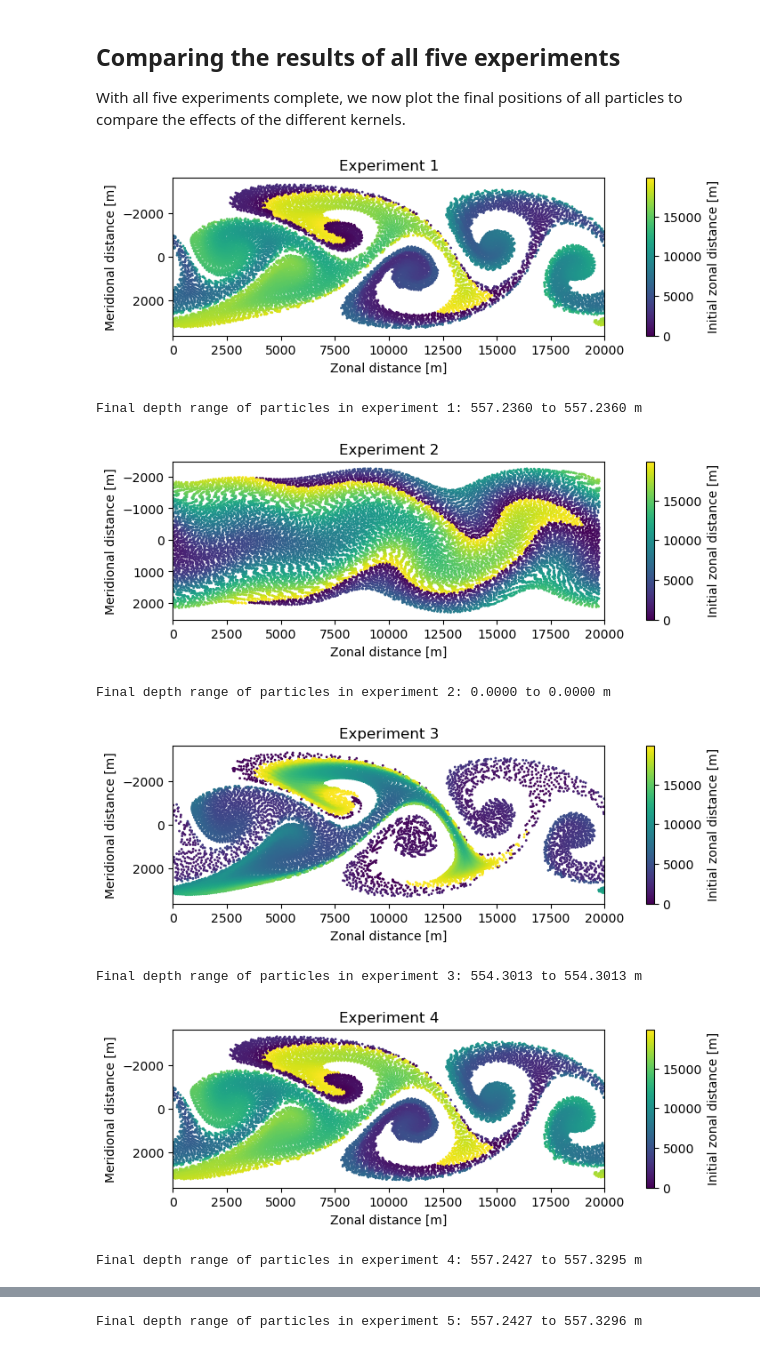
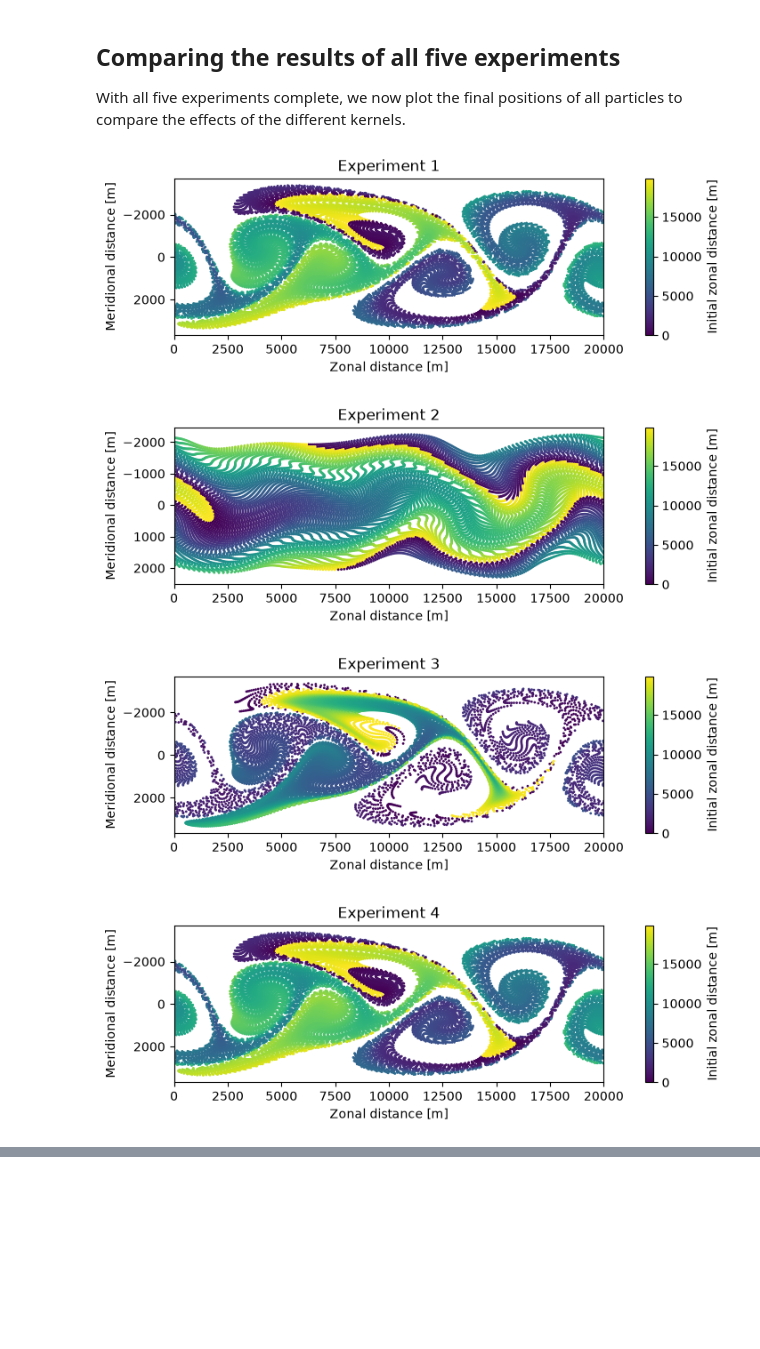
Before and after one commit to Parcels-code/plasticparcels, a Jupyter notebook: docs/examples/example_idealised_flow.ipynb, the cells around one changed output, grey strips where cells are left out. Cells and saved outputs as stored; diff of their text form; code cells hidden in the pictures; blank space fills up the shorter version.

Commit message:
Update example_idealised to v4

```diff
--- a/docs/examples/example_idealised_flow.ipynb
+++ b/docs/examples/example_idealised_flow.ipynb
@@ -23,10 +24,2 @@ Here, we create a 3D version of the Bickley Jet (see [Hadjighasem et al (2017)](
 
 Since the flow is periodic in the zonal direction, we write a custom zonal boundary conditions kernel to overwrite the `plasticparcels` periodic boundary condition kernel used for longitudinal coordinates.
-# %%
-# Load the fieldset
-fieldset = parcels.FieldSet.from_modulefile('idealised_flow.py')
-
-# Add a periodic halo in the zonal direction
-fieldset.add_constant("halo_west", fieldset.U.grid.lon[0])
-fieldset.add_constant("halo_east", fieldset.U.grid.lon[-1])
-fieldset.add_periodic_halo(zonal=True)
@@ -41,15 +289,11 @@ def ZonalBC(particle, fieldset, time):
 ## Visualise the fields
 To get a sense of what our idealised flow looks like, we will plot each field at the initial timestep. For 3D fields, we will plot the surface field only.
 # %%
-n_fields = len(fieldset.get_fields())
 fig, axs = plt.subplots(8, 2, sharex=True, sharey=True, figsize=(8, 13))
 
-# Loop over the fields in the fieldset, and plot them if they are Fields (and not VectorFields or NestedFields)
+# Loop over the fields in the fieldset, and plot them if they are Fields (so not VectorFields)
 j = 0 # Increment if field is valid
-for i in range(n_fields):
-    field = fieldset.get_fields()[i]
-    ax = axs.flatten()[j]
-
+for field in fieldset.fields.values():
     if type(field) == parcels.Field:
         lon, lat = np.meshgrid(field.grid.lon, field.grid.lat)
         # Plot the surface field, or simply the 2D field
@@ -61,6 +305,7 @@ for i in range(n_fields):
             axes_title = f'{field.name} field at t=0'
 
         # Plot the field
+        ax = axs.flatten()[j]
         cb = ax.pcolormesh(lon, lat, field_data, cmap=plt.cm.Spectral)
         ax.set_title(axes_title, fontsize=7)
         plt.colorbar(cb, ax=ax)
@@ -318,7 +568,7 @@ settings['plastictype']['plastic_density'] = 1027.275
 # %%
 # Create a particle set and particle file for the experiment
 pset = pp.constructors.create_particleset(fieldset, settings, release_locations)
-pfile = pp.ParticleFile('example_idealised_flow_experiment_5.zarr', pset, settings=settings, outputdt=outputdt)
+pfile = pp.ParticleFile('example_idealised_flow_experiment_5.parquet', settings=settings, outputdt=outputdt, mode='w')
 
 # Create the applicable kernels to the plastic particles, replacing the longitudinal boundary kernel with a zonal boundary kernel
 kernels = pp.constructors.create_kernel(fieldset)
@@ -331,5 +581,5 @@ INFO: Output files are stored in example_idealised_flow_experiment_5.zarr.
 # %%
 # Open the trajectory dataset and plot the particles
-ds = xr.open_zarr(pfile.fname)
-plot_particles(ds)
+df = pp.read_particlefile(pfile._path)
+plot_particles(df)
 # %% [output]
@@ -339,35 +589,34 @@ plot_particles(ds)
 With all five experiments complete, we now plot the final positions of all particles to compare the effects of the different kernels.
 # %%
 # List of experiment filenames
-filenames = [f'example_idealised_flow_experiment_{i}.zarr' for i in range(1, 6)]
+filenames = [f'example_idealised_flow_experiment_{i}.parquet' for i in range(1, 6)]
 
 # Create a list of datasets
-ds_list = []
+df_list = []
 for filename in filenames:
-    ds_list.append(xr.open_zarr(filename))
+    df_list.append(pp.read_particlefile(filename))
 
 # For each dataset, plot the final locations of the particles, and print the depth range of the particles
-for i, pfile in enumerate(ds_list):
+for i, df in enumerate(df_list):
     fig = plt.figure(figsize=(7, 2.5), constrained_layout=True)
 
     ax = fig.add_subplot(1,1,1)
     ax.set_xlabel('Zonal distance [m]')
     ax.set_ylabel('Meridional distance [m]')
     ax.set_xlim(0, 2e4)
 
     ax.yaxis.set_inverted(True)
-    cb = ax.scatter(pfile['lon'].values[:,-2], pfile['lat'].values[:,-2], c=pfile['lon'].values[:,0], s=1)
+    first_time = df.select(pl.col("t").min()).item()
+    first_locations = df.filter(pl.col("t") == first_time)
+    last_time = df.select(pl.col("t").max()).item()
+    last_locations = df.filter(pl.col("t") == last_time)
+
+    cb = ax.scatter(last_locations['x'], last_locations['y'], c=first_locations['x'], s=1)
     plt.colorbar(cb, label='Initial zonal distance [m]')
     plt.title(f'Experiment {i+1}')
     plt.show()
-
-    print(f'Final depth range of particles in experiment {i+1}: {format(np.nanmin(pfile["z"].values[:,-1]), '.4f')} to {format(np.nanmax(pfile["z"].values[:,-1]), '.4f')} m')
 # %% [output]
-[figure, old version]
+[figure, new version]
-Final depth range of particles in experiment 1: 557.2360 to 557.2360 m
-[figure, old version]
+[figure, new version]
-Final depth range of particles in experiment 2: 0.0000 to 0.0000 m
-[figure, old version]
+[figure, new version]
-Final depth range of particles in experiment 3: 554.3013 to 554.3013 m
-[figure, old version]
+[figure, new version]
-Final depth range of particles in experiment 4: 557.2427 to 557.3295 m
@@ -375 +623,0 @@ Final depth range of particles in experiment 4: 557.2427 to 557.3295 m
-Final depth range of particles in experiment 5: 557.2427 to 557.3296 m
```
Also changed, not shown: parts of 28 cells of this notebook.
